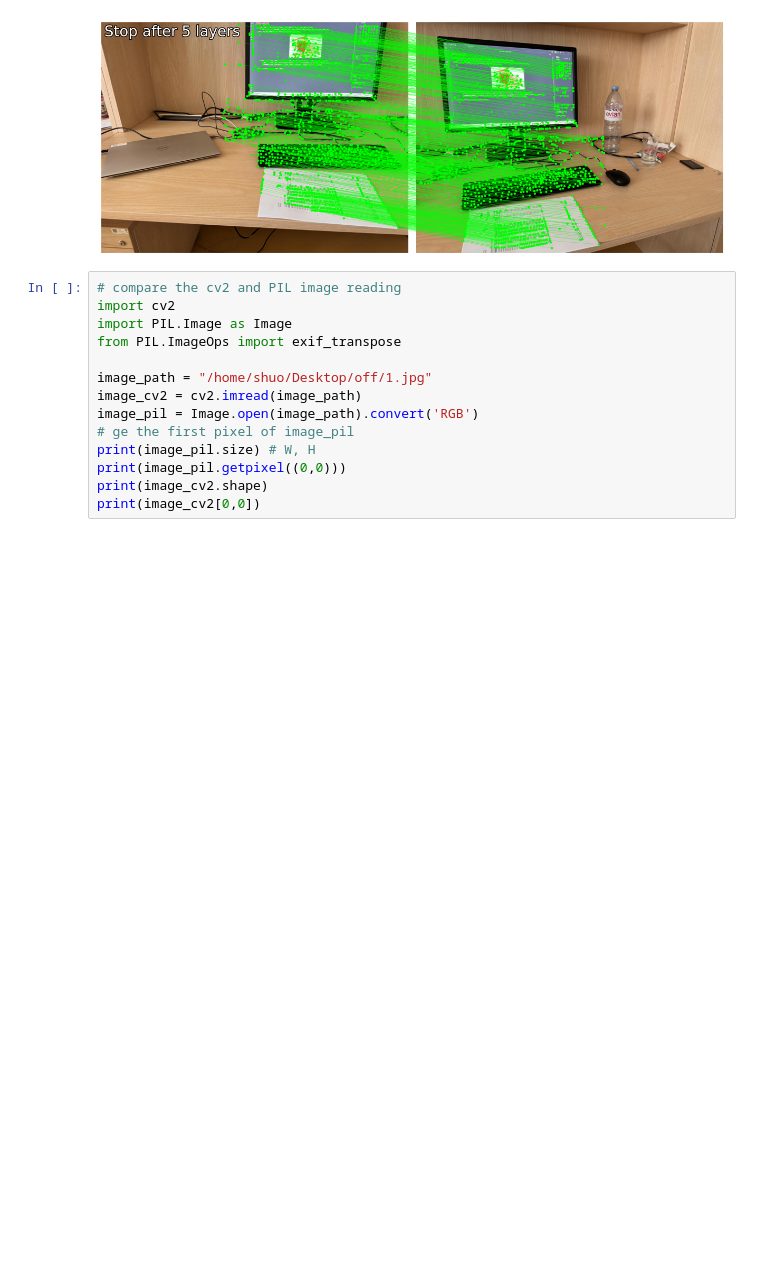
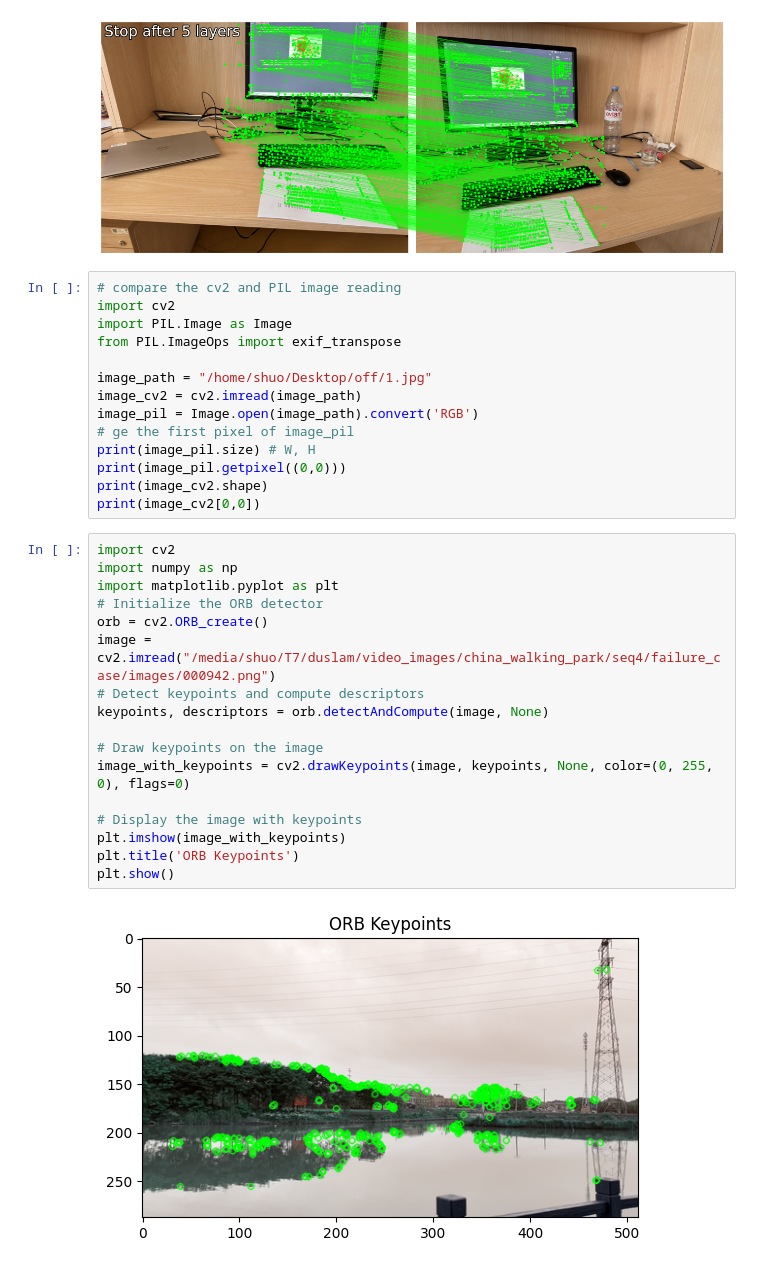
Before and after one commit to ljjTYJR/Wild-video-3d-reconstruction, a Jupyter notebook: test_scripts/test.ipynb, the cells around one changed output. Cells and saved outputs as stored; diff of their text form; blank space fills up the shorter version.

```diff
--- a/test_scripts/test.ipynb
+++ b/test_scripts/test.ipynb
@@ -86,3 +86,22 @@ print(image_pil.size) # W, H
 print(image_pil.getpixel((0,0)))
 print(image_cv2.shape)
 print(image_cv2[0,0])
+# %%
+import cv2
+import numpy as np
+import matplotlib.pyplot as plt
+# Initialize the ORB detector
+orb = cv2.ORB_create()
+image = cv2.imread("/media/shuo/T7/duslam/video_images/china_walking_park/seq4/failure_case/images/000942.png")
+# Detect keypoints and compute descriptors
+keypoints, descriptors = orb.detectAndCompute(image, None)
+
+# Draw keypoints on the image
+image_with_keypoints = cv2.drawKeypoints(image, keypoints, None, color=(0, 255, 0), flags=0)
+
+# Display the image with keypoints
+plt.imshow(image_with_keypoints)
+plt.title('ORB Keypoints')
+plt.show()
+# %% [output]
+[figure, added]
```
Also changed, not shown: 5 other files.
